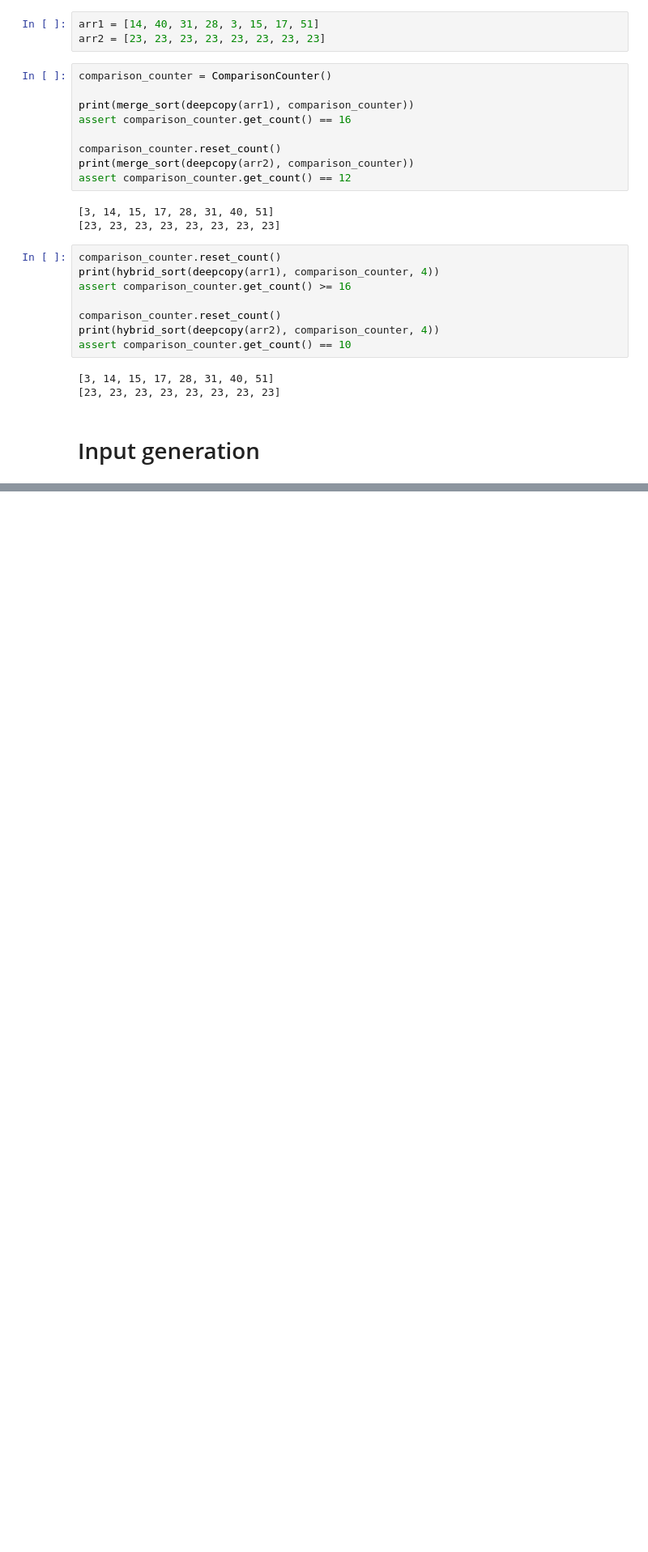
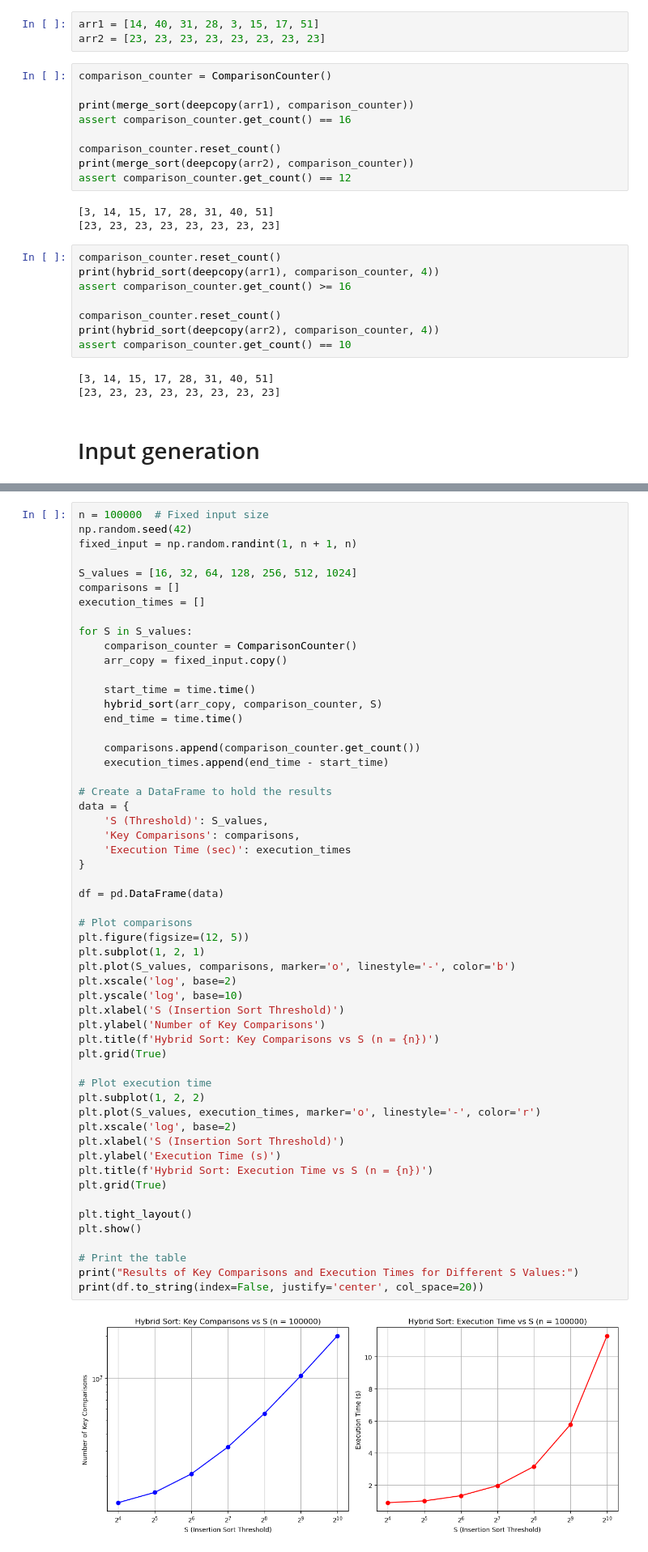
Before and after one commit to HangenYuu/SC2001-Lab, a Jupyter notebook: Project 1/compare_sort.ipynb, the cells around one changed output, grey strips where cells are left out. Shown at 81% size. Drawn from its saved outputs; the diff is of its cells as text; blank space fills up the shorter version.

Commit message:
Analyzed key comparisons and execution time for different S values, compared with theoretical complexity

```diff
--- a/Project 1/compare_sort.ipynb
+++ b/Project 1/compare_sort.ipynb
@@ -68,0 +72,57 @@ Max value: 9999999
+# %%
+n = 100000  # Fixed input size
+np.random.seed(42)
+fixed_input = np.random.randint(1, n + 1, n)
+
+S_values = [16, 32, 64, 128, 256, 512, 1024]
+comparisons = []
+execution_times = []
+
+for S in S_values:
+    comparison_counter = ComparisonCounter()
+    arr_copy = fixed_input.copy()
+
+    start_time = time.time()
+    hybrid_sort(arr_copy, comparison_counter, S)
+    end_time = time.time()
+
+    comparisons.append(comparison_counter.get_count())
+    execution_times.append(end_time - start_time)
+
+# Create a DataFrame to hold the results
+data = {
+    'S (Threshold)': S_values,
+    'Key Comparisons': comparisons,
+    'Execution Time (sec)': execution_times
+}
+
+df = pd.DataFrame(data)
+
+# Plot comparisons
+plt.figure(figsize=(12, 5))
+plt.subplot(1, 2, 1)
+plt.plot(S_values, comparisons, marker='o', linestyle='-', color='b')
+plt.xscale('log', base=2)
+plt.yscale('log', base=10)
+plt.xlabel('S (Insertion Sort Threshold)')
+plt.ylabel('Number of Key Comparisons')
+plt.title(f'Hybrid Sort: Key Comparisons vs S (n = {n})')
+plt.grid(True)
+
+# Plot execution time
+plt.subplot(1, 2, 2)
+plt.plot(S_values, execution_times, marker='o', linestyle='-', color='r')
+plt.xscale('log', base=2)
+plt.xlabel('S (Insertion Sort Threshold)')
+plt.ylabel('Execution Time (s)')
+plt.title(f'Hybrid Sort: Execution Time vs S (n = {n})')
+plt.grid(True)
+
+plt.tight_layout()
+plt.show()
+
+# Print the table
+print("Results of Key Comparisons and Execution Times for Different S Values:")
+print(df.to_string(index=False, justify='center', col_space=20))
+# %% [output]
+[figure, added]
```
Also changed, not shown: parts of 5 cells of this notebook.
